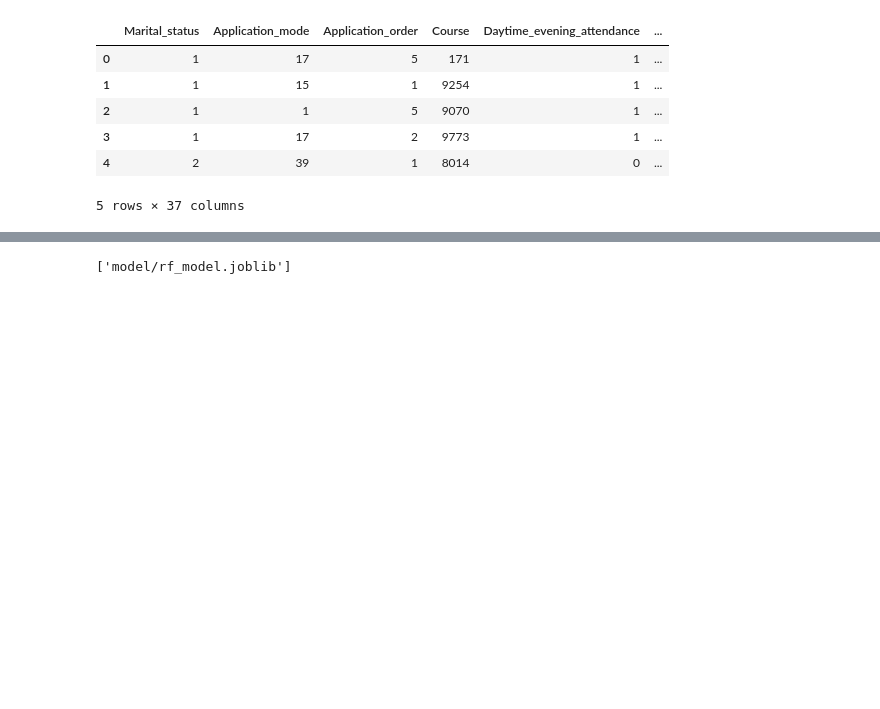
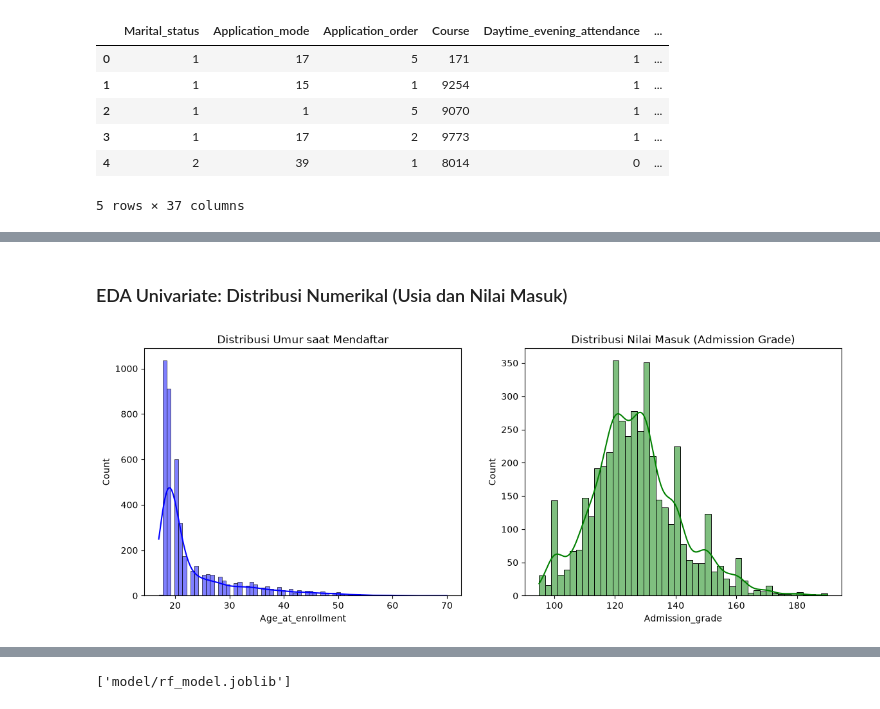
Before and after one commit to FikriArs/Belajar-Penerapan-Data-Science-Tugas-Akhir, a Jupyter notebook: notebook.ipynb, the cells around one changed output, grey strips where cells are left out. Saved outputs shown, nothing was run; the diff lists cells and outputs as text; code cells hidden in the pictures; blank space fills up the shorter version.

```diff
--- a/notebook.ipynb
+++ b/notebook.ipynb
@@ -57,0 +71,12 @@ Insight: Dataset memiliki 4424 baris. Target variabel didominasi oleh kelas 'Gra
+# %% [markdown]
+### EDA Univariate: Distribusi Numerikal (Usia dan Nilai Masuk)
+# %%
+fig, axes = plt.subplots(1, 2, figsize=(14, 5))
+sns.histplot(df['Age_at_enrollment'], kde=True, ax=axes[0], color='blue')
+axes[0].set_title('Distribusi Umur saat Mendaftar')
+
+sns.histplot(df['Admission_grade'], kde=True, ax=axes[1], color='green')
+axes[1].set_title('Distribusi Nilai Masuk (Admission Grade)')
+plt.show()
+# %% [output]
+[figure, added]
```
Also changed, not shown: parts of 26 cells of this notebook, 1 other file.
